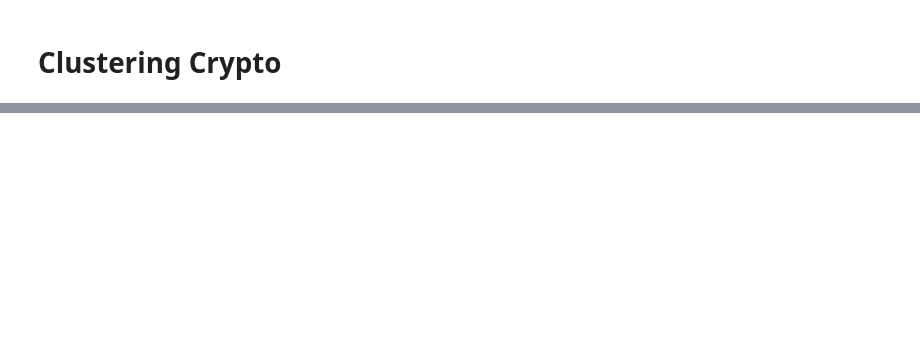
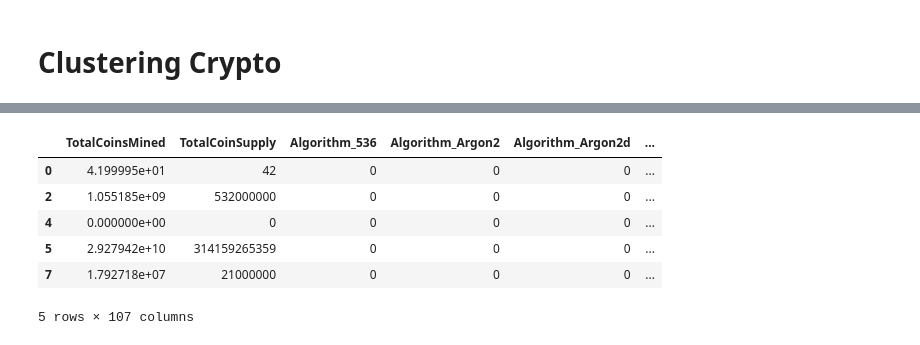
Before and after one commit to snkty8/Cryptocurrencies, a Jupyter notebook: crypto_clustering.ipynb, the cells around one changed output, grey strips where cells are left out. Drawn from its saved outputs; the diff is of its cells as text; code cells hidden in the pictures; blank space fills up the shorter version.

```diff
--- a/crypto_clustering.ipynb
+++ b/crypto_clustering.ipynb
@@ -262,0 +87,4 @@ clustered_df.head(10)
+# %%
+# Drop the 'CoinName' column since it's not going to be used on the clustering algorithm.
+crypto_data_df_update_3 = crypto_data_df_update_2.drop(columns='CoinName', axis=1)
+crypto_data_df_update_3.head()
@@ -262,0 +98,13 @@ clustered_df.head(10)
+# %%
+# Use get_dummies() to create variables for text features.
+crypto_variables = pd.get_dummies(crypto_data_df_update_3[['Algorithm', 'ProofType']], drop_first=True)
+X = pd.concat([crypto_data_df_update_3.drop(['Algorithm', 'ProofType'],axis=1), crypto_variables],axis=1)
+X.head()
+# %% [output]
+|  | TotalCoinsMined | TotalCoinSupply | Algorithm_536 | Algorithm_Argon2 | Algorithm_Argon2d | ... |
+| 0 | 4.199995e+01 | 42 | 0 | 0 | 0 | ... |
+| 2 | 1.055185e+09 | 532000000 | 0 | 0 | 0 | ... |
+| 4 | 0.000000e+00 | 0 | 0 | 0 | 0 | ... |
+| 5 | 2.927942e+10 | 314159265359 | 0 | 0 | 0 | ... |
+| 7 | 1.792718e+07 | 21000000 | 0 | 0 | 0 | ... |
+5 rows × 107 columns
```
Also changed, not shown: parts of 43 cells of this notebook.
